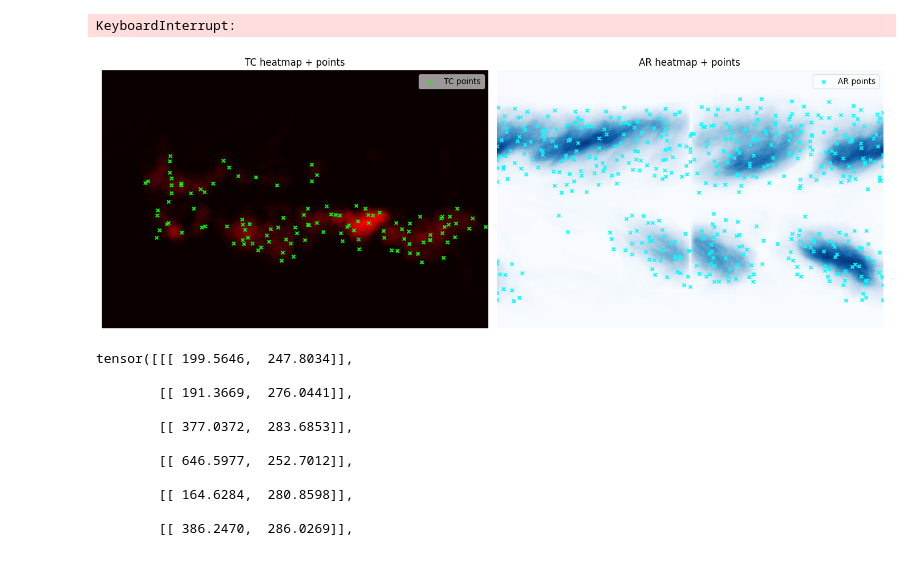
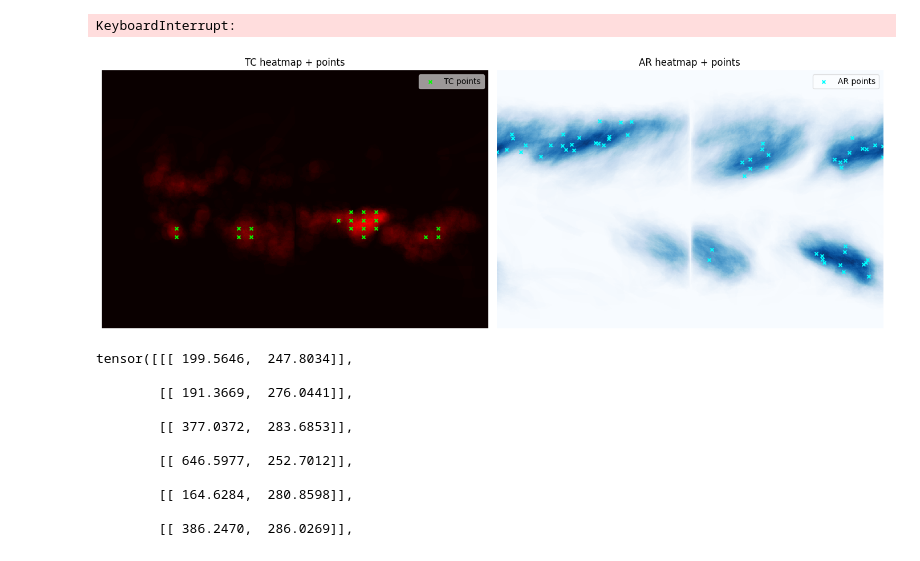
Before and after one commit to thangible/ClimateSAM, a Jupyter notebook: documentation.ipynb, the cells around one changed output. Cells and saved outputs as stored; diff of their text form; code cells hidden in the pictures.

```diff
--- a/documentation.ipynb
+++ b/documentation.ipynb
@@ -95,40 +95,40 @@ KeyboardInterrupt:
 tc_points, tc_labels = train_dataset.generate_smart_grid_prompts(
     class_type='tc',
     grid_size=(32, 32),    # Base density
-    jitter_amount=0.8,     # High randomness for training
-    min_occurrences=5      # Ignore pixels where TCs occurred fewer than 5 times
+    jitter_amount=0,     # High randomness for training
+    min_occurrences=20     # Ignore pixels where TCs occurred fewer than 5 times
 )
 
 # For Atmospheric Rivers
 ar_points, ar_labels = train_dataset.generate_smart_grid_prompts(
     class_type='ar',
     grid_size=(32, 32),
-    jitter_amount=0.8,
-    min_occurrences=5
+    jitter_amount=1,
+    min_occurrences=100
 )
 
 # overlay tc_points and ar_points on the respective heatmaps
 tc_pts = tc_points.detach().cpu().numpy().reshape(-1, 2)
 ar_pts = ar_points.detach().cpu().numpy().reshape(-1, 2)
 
 fig, axs = plt.subplots(1, 2, figsize=(14, 6))
 
 axs[0].imshow(hm_tc, cmap='hot', origin='upper', interpolation='nearest', vmin=0, vmax=vmax)
 axs[0].scatter(tc_pts[:, 0], tc_pts[:, 1], c='lime', s=18, marker='x', linewidths=1.5, label='TC points')
 axs[0].set_title('TC heatmap + points')
 axs[0].axis('off')
 axs[0].legend(loc='upper right', framealpha=0.6)
 
 axs[1].imshow(hm_ar, cmap='Blues', origin='upper', interpolation='nearest', vmin=0, vmax=vmax)
 axs[1].scatter(ar_pts[:, 0], ar_pts[:, 1], c='cyan', s=18, marker='x', linewidths=1.5, label='AR points')
 axs[1].set_title('AR heatmap + points')
 axs[1].axis('off')
 axs[1].legend(loc='upper right', framealpha=0.6)
 
 plt.tight_layout()
 plt.show()
 # %% [output]
-[figure, old version]
+[figure, new version]
 # %%
 tc_points
 # %% [output]
```
Also changed, not shown: 1 other file.
